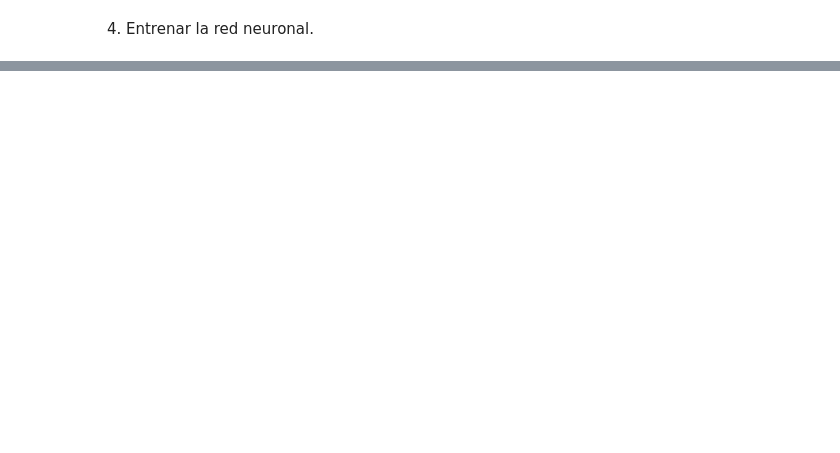
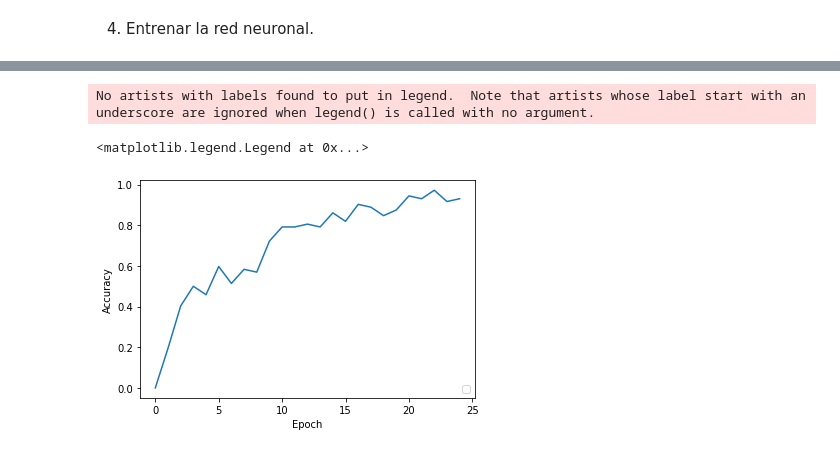
Before and after one commit to psalazar211/RecPatrones_Proyecto_Final, a Jupyter notebook: RecPatrones_Proyecto_Final.ipynb, the cells around one changed output, grey strips where cells are left out. Drawn from its saved outputs; the diff is of its cells as text; code cells hidden in the pictures; blank space fills up the shorter version.

```diff
--- a/RecPatrones_Proyecto_Final.ipynb
+++ b/RecPatrones_Proyecto_Final.ipynb
@@ -207,0 +275,31 @@ for i in range(len(df['Archivos'])):
+# %%
+# Construct model
+model = models.Sequential()
+# model2 = models.Sequential()
+
+# model
+model.add(layers.Conv2D( input_shape=(40, 101, 1),filters=12, kernel_size=(3, 3), padding='same'))
+model.add(layers.BatchNormalization())
+model.add(layers.Activation(activation='relu'))
+model.add(layers.MaxPooling2D(pool_size=(3, 3), strides=(2, 2), padding='same'))
+model.add(layers.Conv2D(filters=24, kernel_size=(3, 3), padding='same'))
+model.add(layers.BatchNormalization())
+model.add(layers.Activation(activation='relu'))
+model.add(layers.MaxPooling2D(pool_size=(3, 3), strides=(2, 2), padding='same'))
+model.add(layers.Conv2D(filters=48, kernel_size=(3, 3), padding='same'))
+model.add(layers.BatchNormalization())
+model.add(layers.Activation(activation='relu'))
+model.add(layers.MaxPooling2D(pool_size=(3, 3),strides=(2, 2), padding='same'))
+model.add(layers.Conv2D(filters=48, kernel_size=(3, 3), padding='same'))
+model.add(layers.BatchNormalization())
+model.add(layers.Activation(activation='relu'))
+model.add(layers.Conv2D(filters=48, kernel_size=(3, 3), padding='same'))
+model.add(layers.BatchNormalization())
+model.add(layers.Activation(activation='relu'))
+model.add(layers.MaxPooling2D(pool_size=(1, 13), strides=(1, 1), padding='same'))
+model.add(layers.Dropout(0.2))
+model.add(layers.Flatten())
+model.add(layers.Dense(12, activation='softmax'))
+
+
+model.summary()
@@ -207,0 +330,5 @@ for i in range(len(df['Archivos'])):
+# %%
+model.compile(optimizer=Adam(learning_rate=3e-4),
+              loss=CategoricalCrossentropy(),
+              metrics=[metrics.CategoricalAccuracy(),
+                       metrics.FalseNegatives()])
@@ -207,0 +337,2 @@ for i in range(len(df['Archivos'])):
+# %%
+model.fit(X_train, y_train, epochs=25,batch_size=128)
@@ -207,0 +358,9 @@ for i in range(len(df['Archivos'])):
+# %%
+plt.plot(model.history.history['categorical_accuracy'])
+plt.xlabel('Epoch')
+plt.ylabel('Accuracy')
+plt.legend(loc='lower right')
+# %% [output]
+No artists with labels found to put in legend.  Note that artists whose label start with an underscore are ignored when legend() is called with no argument.
+<matplotlib.legend.Legend at 0x...>
+[figure, added]
```
Also changed, not shown: parts of 16 cells of this notebook.
